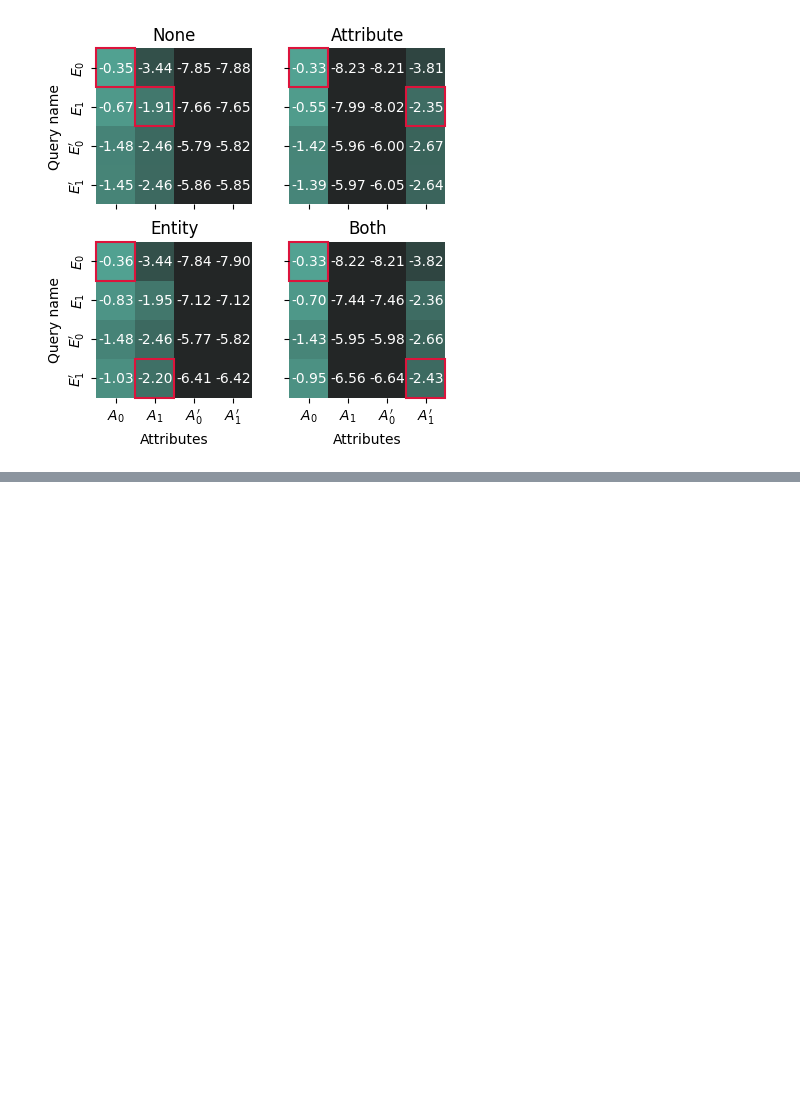
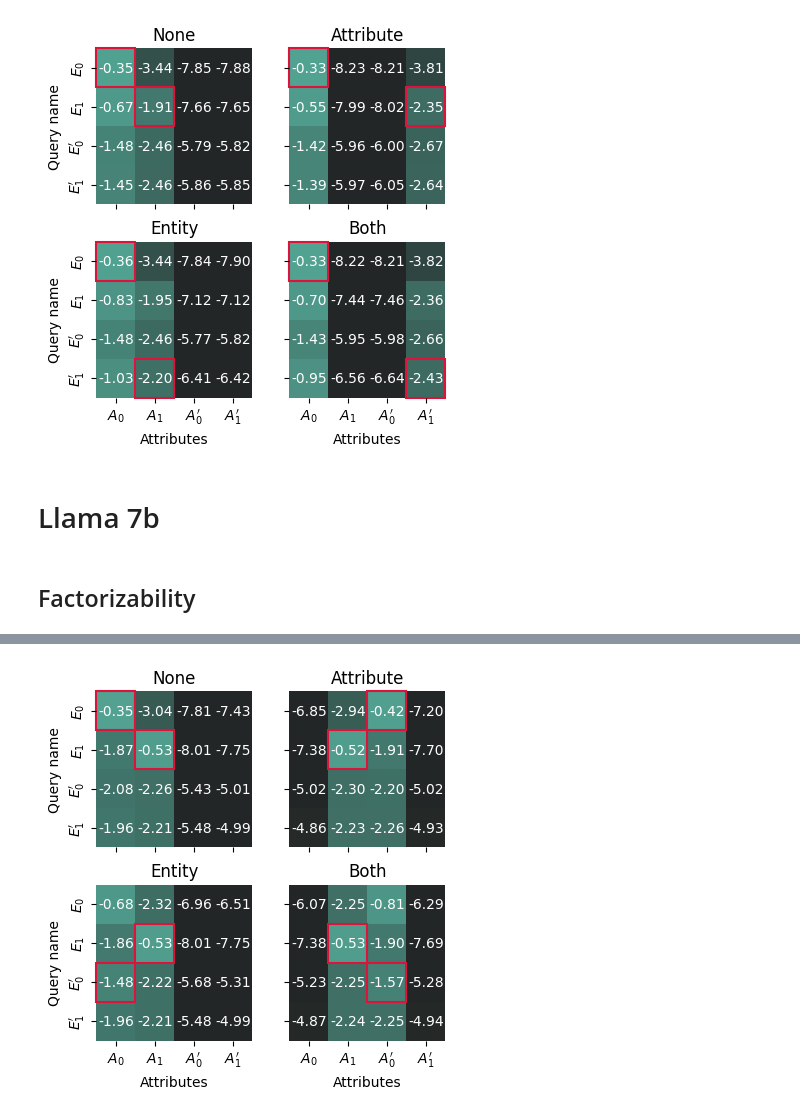
Before and after one commit to Diegofpdt/binding-iclr-es, a Jupyter notebook: paper_plots_factorizability.ipynb, the cells around one changed output, grey strips where cells are left out. Cells and saved outputs as stored; diff of their text form; code cells hidden in the pictures; blank space fills up the shorter version.

Commit message:
Experiment llama7b factorizability plot

```diff
--- a/paper_plots_factorizability.ipynb
+++ b/paper_plots_factorizability.ipynb
@@ -325,3 +325,34 @@ plt.savefig('figures/factorization_side1.pdf',bbox_inches='tight')
 # %% [output]
 using cached /Users/diegofpdt/Universidad/Semestre 12/IA Generativa/Proyecto/binding-iclr/cache/paper_data/eleutheraipythia-1b/results_es/factorizability_capitals_es_side_1_2_1.pt
 [figure]
+# %% [markdown]
+# Llama 7b
+# %%
+model_tag="llama-7b-hf"
+data_cache = partial(cache, prefixes=[os.path.join(COREF_ROOT, 'cache'), 'paper_data', model_tag, time_tag], force_compute=False)
+# %% [markdown]
+## Factorizability
+# %%
+highlighted_squares = [
+    [
+        [(0, 0), (1, 1)],
+        [(0, 2), (1, 1)],
+        [(2, 0), (1, 1)],
+        [(2, 2), (1, 1)]
+    ],
+    [
+        [(0, 0), (1, 1)],
+        [(0, 0), (1, 3)],
+        [(0, 0), (3, 1)],
+        [(0, 0), (3, 3)]
+    ]
+]
+# %%
+vocab_tag = 'CAPITALS_ES'
+country_width=1
+entity_width=2
+num_entities=2
+factorization_results = data_cache(f'factorizability_{vocab_tag}_side_{0}_{entity_width}_{country_width}', lambda:None)
+plot_factorization(factorization_results, highlight=highlighted_squares[0])
+plt.savefig('figures/factorization_side0.pdf',bbox_inches='tight')
+# %% [output]
@@ -327,0 +360 @@ using cached /Users/diegofpdt/Universidad/Semestre 12/IA Generativa/Proyecto/bin
+[figure, added]
```
Also changed, not shown: parts of 2 cells of this notebook.
